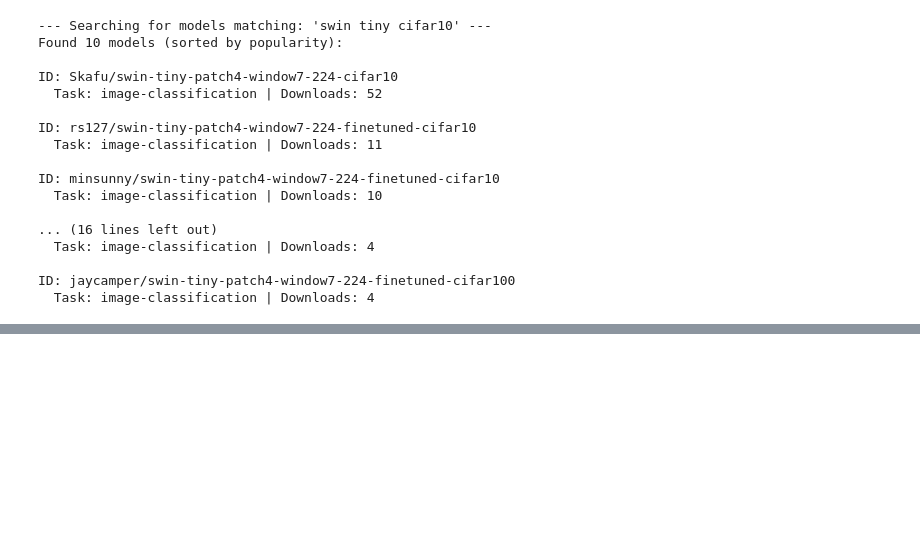
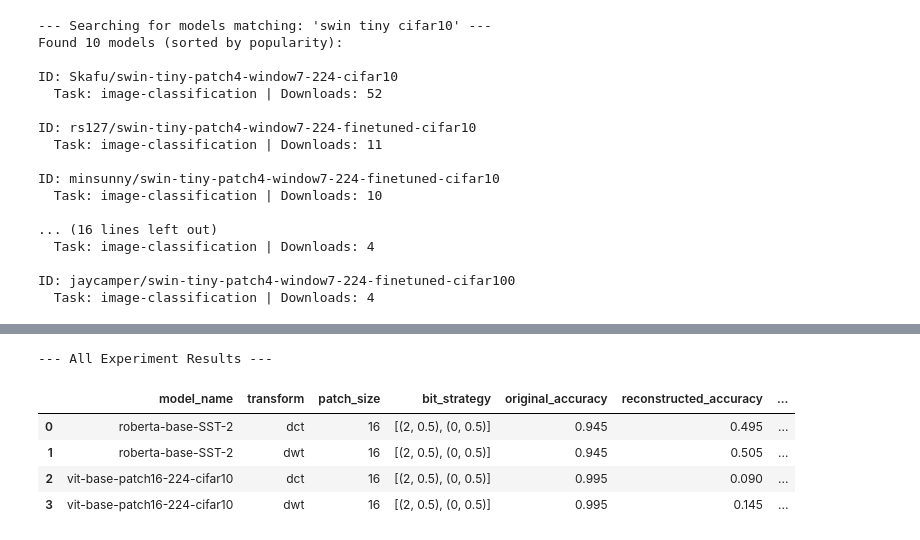
Before and after one commit to sadeghianmr/delta_dct_project, a Jupyter notebook: notebooks/model_evaluation.ipynb, the cells around one changed output, grey strips where cells are left out. Cells and saved outputs as stored; diff of their text form; code cells hidden in the pictures; blank space fills up the shorter version.

```diff
--- a/notebooks/model_evaluation.ipynb
+++ b/notebooks/model_evaluation.ipynb
@@ -333,0 +380,17 @@ ID: jaycamper/swin-tiny-patch4-window7-224-finetuned-cifar100
+# %%
+all_results = []
+device_to_use = "cpu"
+
+for config in experiments_config:
+    try:
+        result = run_classification_experiment(
+            config=config,
+            device=device_to_use
+        )
+        all_results.append(result)
+    except Exception as e:
+        print(f"\n!!!!!! An error occurred during experiment: {config.get('finetuned_model_id')} !!!!!!")
+        print(f"Transform: {config.get('transform_type')}")
+        print(f"Error: {e}\n")
+
+print("\n\nAll experiments have been completed.")
@@ -333,0 +479,14 @@ ID: jaycamper/swin-tiny-patch4-window7-224-finetuned-cifar100
+# %%
+if all_results:
+    results_df = pd.DataFrame(all_results)
+    print("\n--- All Experiment Results ---")
+    display(results_df)
+else:
+    print("No results to display. Please check for errors in the previous cell.")
+# %% [output]
+--- All Experiment Results ---
+|  | model_name | transform | patch_size | bit_strategy | original_accuracy | reconstructed_accuracy | ... |
+| 0 | roberta-base-SST-2 | dct | 16 | [(2, 0.5), (0, 0.5)] | 0.945 | 0.495 | ... |
+| 1 | roberta-base-SST-2 | dwt | 16 | [(2, 0.5), (0, 0.5)] | 0.945 | 0.505 | ... |
+| 2 | vit-base-patch16-224-cifar10 | dct | 16 | [(2, 0.5), (0, 0.5)] | 0.995 | 0.090 | ... |
+| 3 | vit-base-patch16-224-cifar10 | dwt | 16 | [(2, 0.5), (0, 0.5)] | 0.995 | 0.145 | ... |
```
Also changed, not shown: parts of 3 cells of this notebook, 4 other files.
